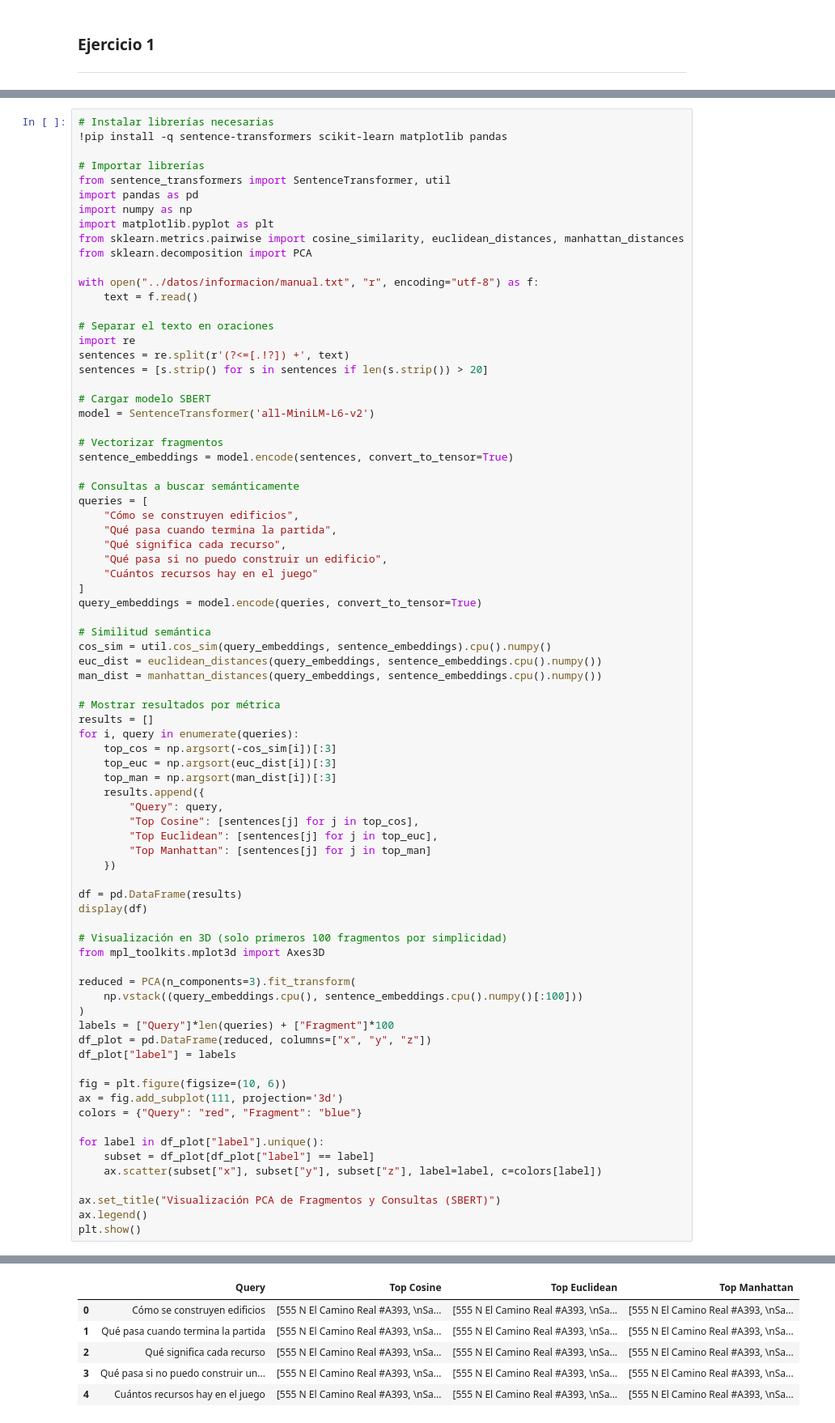
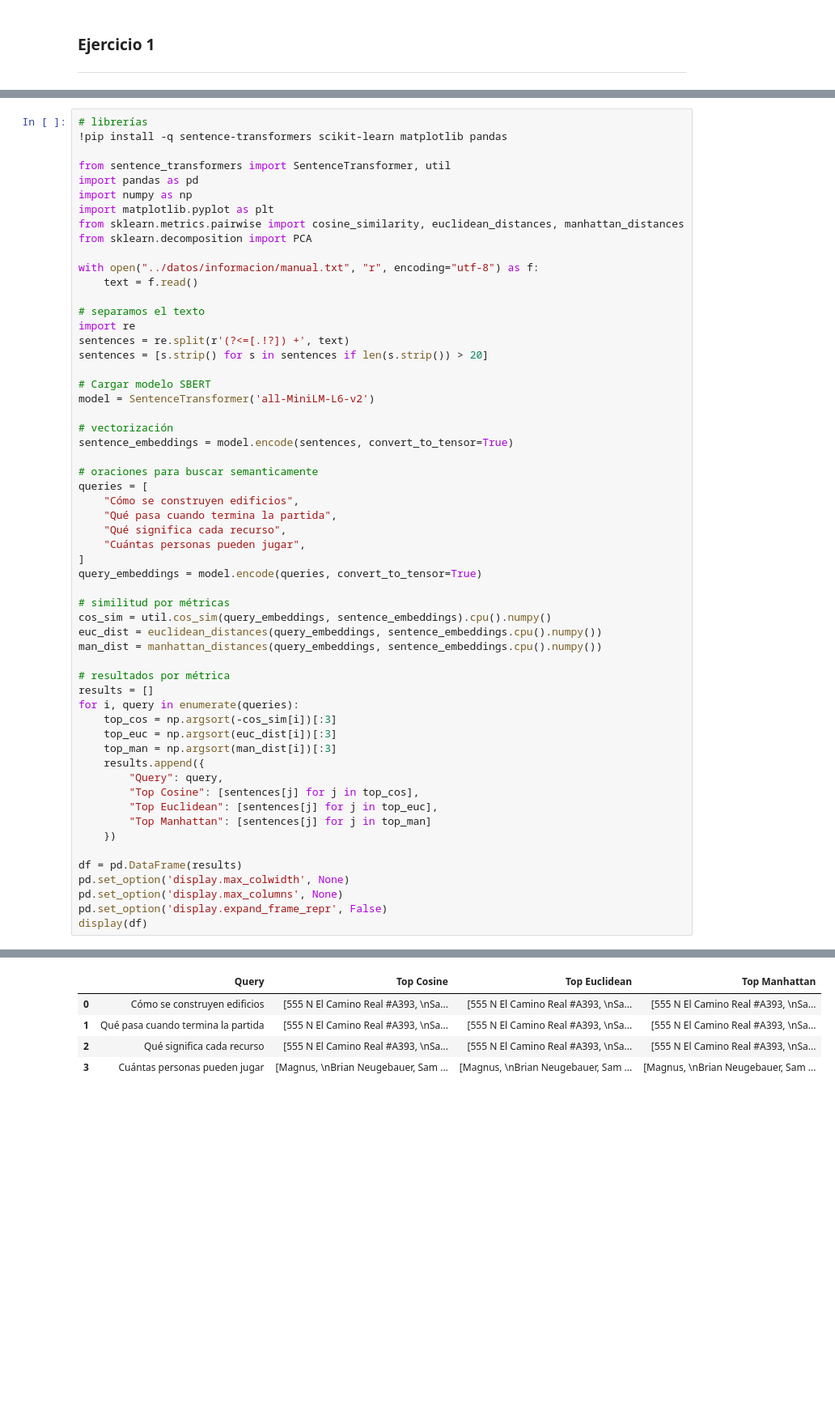
Before and after one commit to MariaCeli/NLP_Celi_Maria, a Jupyter notebook: codigo/TP2_NLP.ipynb, the cells around one changed output, grey strips where cells are left out. Shown: that part at 81% size. Drawn from its saved outputs; the diff is of its cells as text; blank space fills up the shorter version.

```diff
--- a/codigo/TP2_NLP.ipynb
+++ b/codigo/TP2_NLP.ipynb
@@ -11,10 +11,9 @@ justifique la razón por la que esa técnica se ajusta para este tipo de búsque
 OPCIONAL: Visualizar en 3D aplicando PCA o t-SNE la ubicación de los fragmentos y la
 query ingresada vectorizada en el espacio. Realizar una observación sobre la visualización.
 # %%
-# Instalar librerías necesarias
+# librerías
 !pip install -q sentence-transformers scikit-learn matplotlib pandas
 
-# Importar librerías
 from sentence_transformers import SentenceTransformer, util
 import pandas as pd
 import numpy as np
@@ -25,7 +24,7 @@ from sklearn.decomposition import PCA
 with open("../datos/informacion/manual.txt", "r", encoding="utf-8") as f:
     text = f.read()
 
-# Separar el texto en oraciones
+# separamos el texto
 import re
 sentences = re.split(r'(?<=[.!?]) +', text)
 sentences = [s.strip() for s in sentences if len(s.strip()) > 20]
@@ -33,67 +32,46 @@ sentences = [s.strip() for s in sentences if len(s.strip()) > 20]
 # Cargar modelo SBERT
 model = SentenceTransformer('all-MiniLM-L6-v2')
 
-# Vectorizar fragmentos
+# vectorización
 sentence_embeddings = model.encode(sentences, convert_to_tensor=True)
 
-# Consultas a buscar semánticamente
+# oraciones para buscar semanticamente
 queries = [
     "Cómo se construyen edificios",
     "Qué pasa cuando termina la partida",
     "Qué significa cada recurso",
-    "Qué pasa si no puedo construir un edificio",
-    "Cuántos recursos hay en el juego"
+    "Cuántas personas pueden jugar",
 ]
 query_embeddings = model.encode(queries, convert_to_tensor=True)
 
-# Similitud semántica
+# similitud por métricas
 cos_sim = util.cos_sim(query_embeddings, sentence_embeddings).cpu().numpy()
 euc_dist = euclidean_distances(query_embeddings, sentence_embeddings.cpu().numpy())
 man_dist = manhattan_distances(query_embeddings, sentence_embeddings.cpu().numpy())
 
-# Mostrar resultados por métrica
+# resultados por métrica
 results = []
 for i, query in enumerate(queries):
     top_cos = np.argsort(-cos_sim[i])[:3]
     top_euc = np.argsort(euc_dist[i])[:3]
     top_man = np.argsort(man_dist[i])[:3]
     results.append({
         "Query": query,
         "Top Cosine": [sentences[j] for j in top_cos],
         "Top Euclidean": [sentences[j] for j in top_euc],
         "Top Manhattan": [sentences[j] for j in top_man]
     })
 
 df = pd.DataFrame(results)
+pd.set_option('display.max_colwidth', None)
+pd.set_option('display.max_columns', None)
+pd.set_option('display.expand_frame_repr', False)
 display(df)
-
-# Visualización en 3D (solo primeros 100 fragmentos por simplicidad)
-from mpl_toolkits.mplot3d import Axes3D
-
-reduced = PCA(n_components=3).fit_transform(
-    np.vstack((query_embeddings.cpu(), sentence_embeddings.cpu().numpy()[:100]))
-)
-labels = ["Query"]*len(queries) + ["Fragment"]*100
-df_plot = pd.DataFrame(reduced, columns=["x", "y", "z"])
-df_plot["label"] = labels
-
-fig = plt.figure(figsize=(10, 6))
-ax = fig.add_subplot(111, projection='3d')
-colors = {"Query": "red", "Fragment": "blue"}
-
-for label in df_plot["label"].unique():
-    subset = df_plot[df_plot["label"] == label]
-    ax.scatter(subset["x"], subset["y"], subset["z"], label=label, c=colors[label])
-
-ax.set_title("Visualización PCA de Fragmentos y Consultas (SBERT)")
-ax.legend()
-plt.show()
 # %% [output]
 [notice] A new release of pip is available: 24.0 -> 25.1.1
 [notice] To update, run: C:\Users\marya\AppData\Local\Microsoft\WindowsApps\PythonSoftwareFoundation.Python.3.11_qbz5n2kfra8p0\python.exe -m pip install --upgrade pip
 |  | Query | Top Cosine | Top Euclidean | Top Manhattan |
 | 0 | Cómo se construyen edificios | [555 N El Camino Real #A393, \nSa... | [555 N El Camino Real #A393, \nSa... | [555 N El Camino Real #A393, \nSa... |
 | 1 | Qué pasa cuando termina la partida | [555 N El Camino Real #A393, \nSa... | [555 N El Camino Real #A393, \nSa... | [555 N El Camino Real #A393, \nSa... |
 | 2 | Qué significa cada recurso | [555 N El Camino Real #A393, \nSa... | [555 N El Camino Real #A393, \nSa... | [555 N El Camino Real #A393, \nSa... |
-| 3 | Qué pasa si no puedo construir un... | [555 N El Camino Real #A393, \nSa... | [555 N El Camino Real #A393, \nSa... | [555 N El Camino Real #A393, \nSa... |
-| 4 | Cuántos recursos hay en el juego | [555 N El Camino Real #A393, \nSa... | [555 N El Camino Real #A393, \nSa... | [555 N El Camino Real #A393, \nSa... |
+| 3 | Cuántas personas pueden jugar | [Magnus, \nBrian Neugebauer, Sam ... | [Magnus, \nBrian Neugebauer, Sam ... | [Magnus, \nBrian Neugebauer, Sam ... |
```
Also changed, not shown: parts of 19 cells of this notebook, 2 other files.
